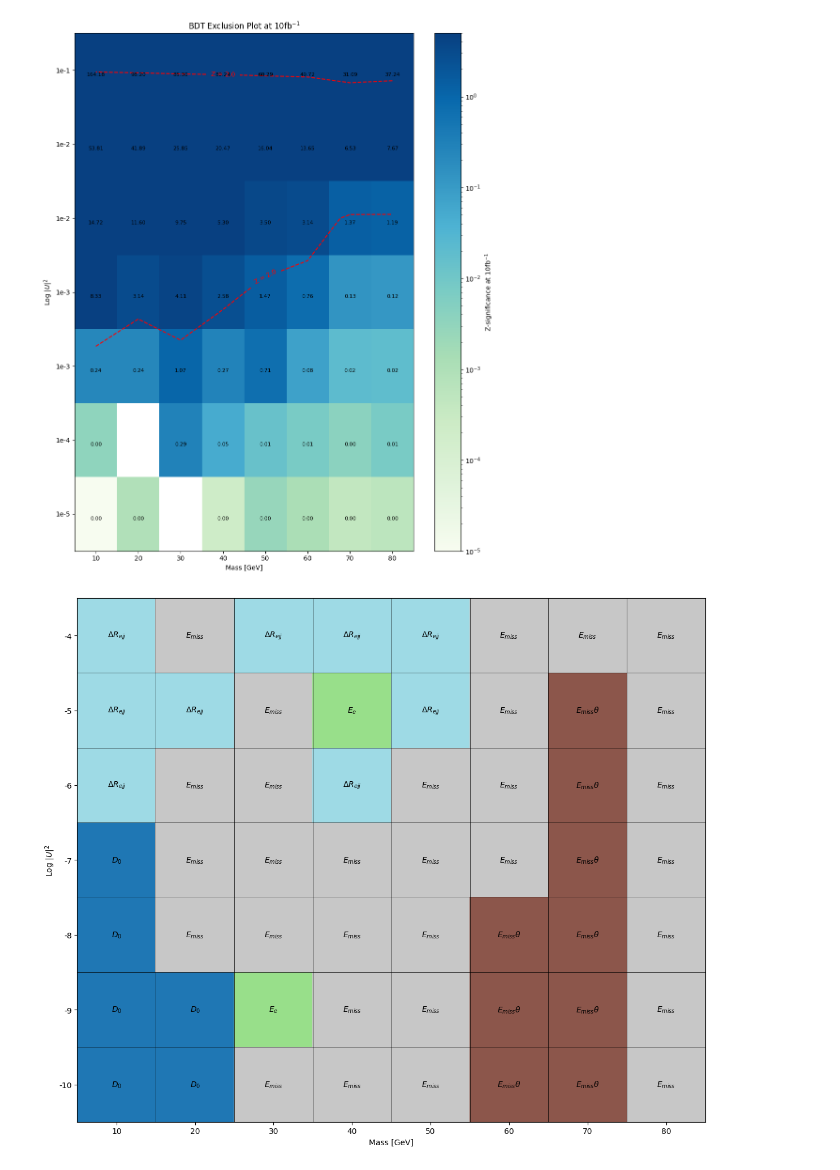
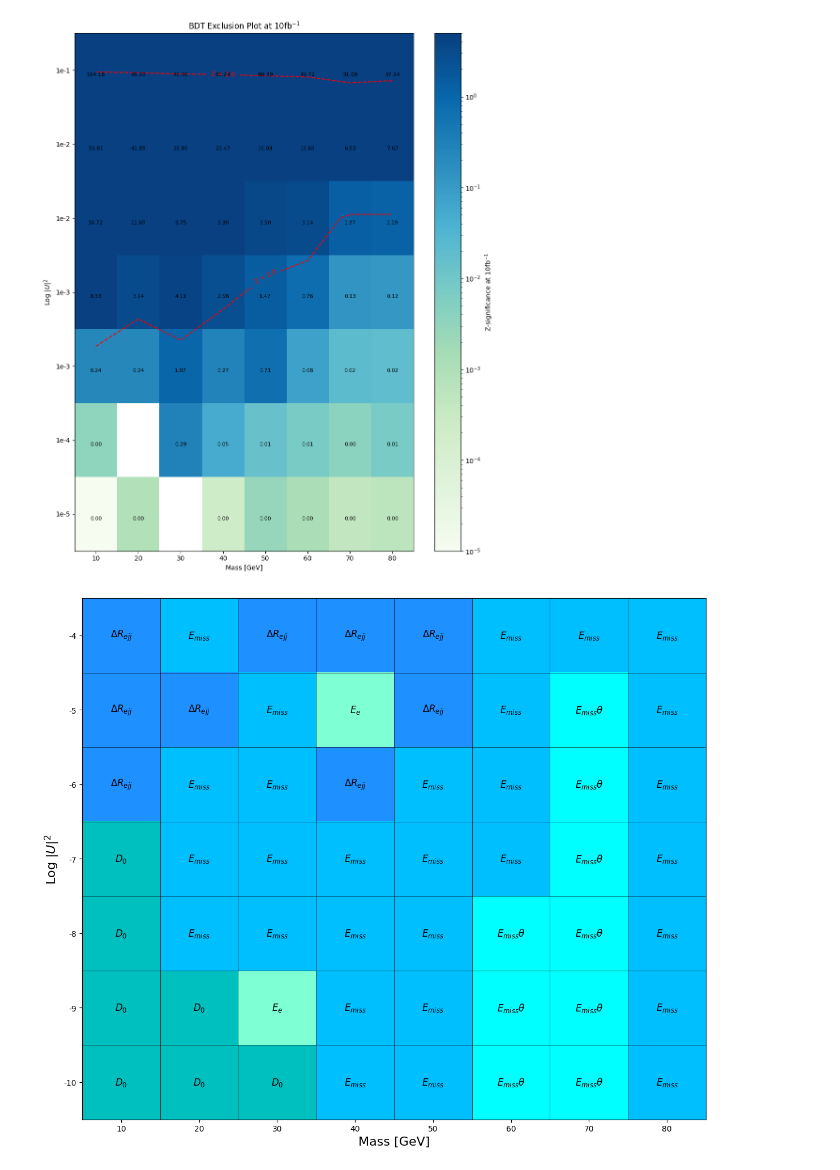
Before and after one commit to tomcritchley/FCCAnalyses_local, a Jupyter notebook: xgboost/xgboost_batch/plotting.ipynb, the cells around one changed output. Drawn from its saved outputs; the diff is of its cells as text; code cells hidden in the pictures.

Commit message:
plots

```diff
--- a/xgboost/xgboost_batch/plotting.ipynb
+++ b/xgboost/xgboost_batch/plotting.ipynb
@@ -580,7 +580,10 @@ make_hist_2D()
 # %% [output]
 [figure]
 # %%
+## DNN feature importance
+
 import matplotlib.pyplot as plt
+import matplotlib.colors as mcolors
 import numpy as np
 
 # Define mass points and mixing angles
@@ -591,46 +594,51 @@ important_features = [
     [r'$\Delta R_{ejj}$', r'$E_{miss}$', r'$\Delta R_{ejj}$', r'$\Delta R_{ejj}$', r'$\Delta R_{ejj}$', r'$E_{miss}$', r'$E_{miss}$', r'$E_{miss}$'],
     [r'$\Delta R_{ejj}$', r'$\Delta R_{ejj}$', r'$E_{miss}$', r'$E_{e}$', r'$\Delta R_{ejj}$', r'$E_{miss}$', r'$E_{miss} \theta$', r'$E_{miss}$'],
     [r'$\Delta R_{ejj}$', r'$E_{miss}$', r'$E_{miss}$', r'$\Delta R_{ejj}$', r'$E_{miss}$', r'$E_{miss}$', r'$E_{miss} \theta$', r'$E_{miss}$'],
     [r'$D_{0}$', r'$E_{miss}$', r'$E_{miss}$', r'$E_{miss}$', r'$E_{miss}$', r'$E_{miss}$', r'$E_{miss} \theta$', r'$E_{miss}$'],
     [r'$D_{0}$', r'$E_{miss}$', r'$E_{miss}$', r'$E_{miss}$', r'$E_{miss}$', r'$E_{miss} \theta$', r'$E_{miss} \theta$', r'$E_{miss}$'],
     [r'$D_{0}$', r'$D_{0}$', r'$E_{e}$', r'$E_{miss}$', r'$E_{miss}$', r'$E_{miss} \theta$', r'$E_{miss} \theta$', r'$E_{miss}$'],
-    [r'$D_{0}$', r'$D_{0}$', r'$E_{miss}$', r'$E_{miss}$', r'$E_{miss}$', r'$E_{miss} \theta$', r'$E_{miss} \theta$', r'$E_{miss}$']
+    [r'$D_{0}$', r'$D_{0}$', r'$D_{0}$', r'$E_{miss}$', r'$E_{miss}$', r'$E_{miss} \theta$', r'$E_{miss} \theta$', r'$E_{miss}$']
 ]
 
-# Map each unique variable to a color
-unique_variables = np.unique(np.array(important_features))
-color_map = plt.get_cmap('tab20')
-colors = color_map(np.linspace(0, 1, len(unique_variables)))
-color_dict = dict(zip(unique_variables, colors))
+unique_features = np.unique(important_features)
+feature_to_int = {feature: i for i, feature in enumerate(unique_features)}
+
+# Create a numerical grid for imshow
+numerical_grid = np.array([[feature_to_int[feature] for feature in row] for row in important_features])
+
+# Define a color map with specific colors
+colors = ['c', 'aquamarine', 'cyan', 'deepskyblue', 'dodgerblue']  # Corresponding to the order of unique_features
+cmap = mcolors.ListedColormap(colors)
+bounds = np.arange(len(colors) + 1) - 0.5
+norm = mcolors.BoundaryNorm(bounds, cmap.N)
 
 # Create a square heatmap plot
 fig, ax = plt.subplots(figsize=(12, 10))
-colors_grid = [[color_dict[var] for var in row] for row in important_features]
-im = ax.imshow(colors_grid, aspect='auto')  # Use variable-specific colors
-
+im = ax.imshow(numerical_grid, cmap=cmap, norm=norm, aspect='auto')
 # Set ticks and labels
 ax.set_xticks(np.arange(len(masses)))
 ax.set_yticks(np.arange(len(mixing_angles)))
 ax.set_xticklabels([mass for mass in masses])
 ax.set_yticklabels([angle for angle in mixing_angles])
+
 
 # Add gridlines directly related to the tick marks
 ax.set_xticks(np.arange(len(masses) + 1) - 0.5, minor=True)
 ax.set_yticks(np.arange(len(mixing_angles) + 1) - 0.5, minor=True)
 ax.grid(which='minor', color='black', linestyle='-', linewidth=0.5)
 ax.tick_params(which="minor", size=0)  # Hide minor tick marks
 
-# Set axis labels
-ax.set_xlabel('Mass [GeV]')
-ax.set_ylabel(r'Log $|U|^2$')
+# Set axis labels with increased font size
+ax.set_xlabel('Mass [GeV]', fontsize=16)
+ax.set_ylabel(r'Log $|U|^2$', fontsize=16)
 
-# Loop over data dimensions and create text annotations.
 for i in range(len(mixing_angles)):
     for j in range(len(masses)):
         ax.text(j, i, important_features[i][j],
-                ha="center", va="center", color="black")  # Use white text for visibility
+                ha="center", va="center", color="black", fontsize=12)  # Increase font size for feature labels
+
 
 fig.tight_layout()
-plt.savefig(f"features_best.pdf")
+plt.savefig(f"BDT_features_best.pdf")
 # %% [output]
-[figure, old version]
+[figure, new version]
```
Also changed, not shown: parts of 1 cell of this notebook, 1 other file.
